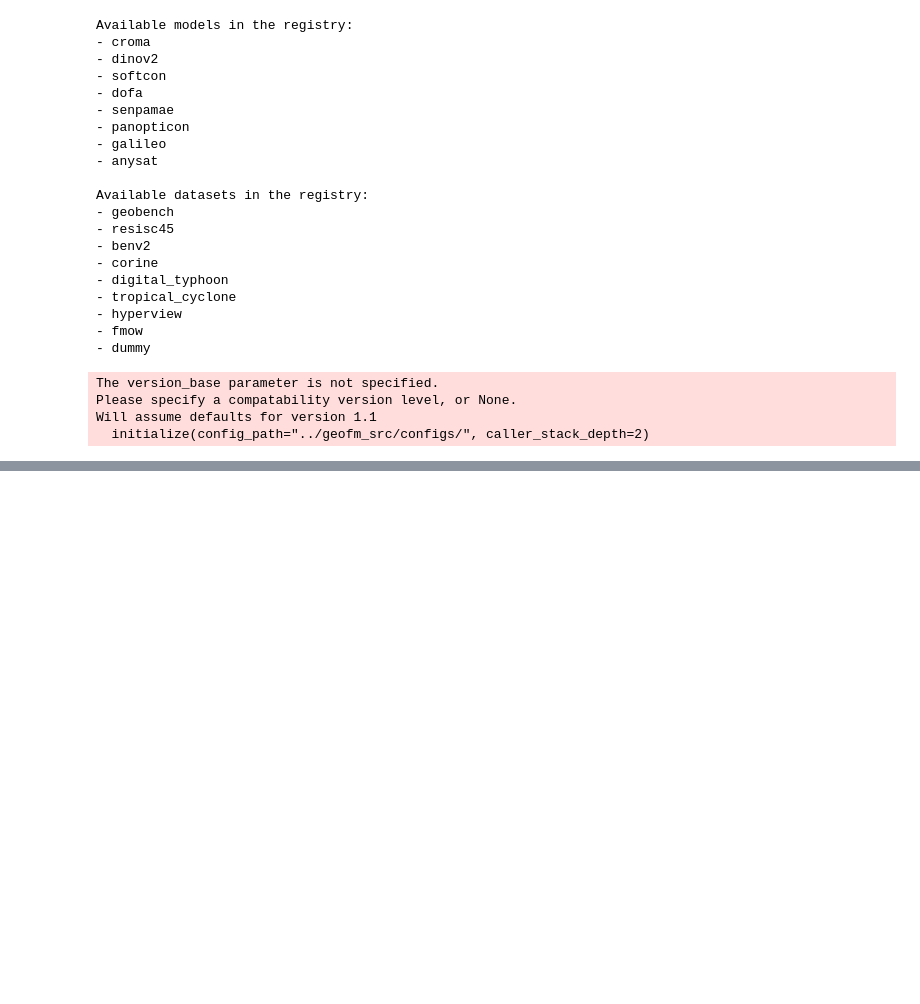
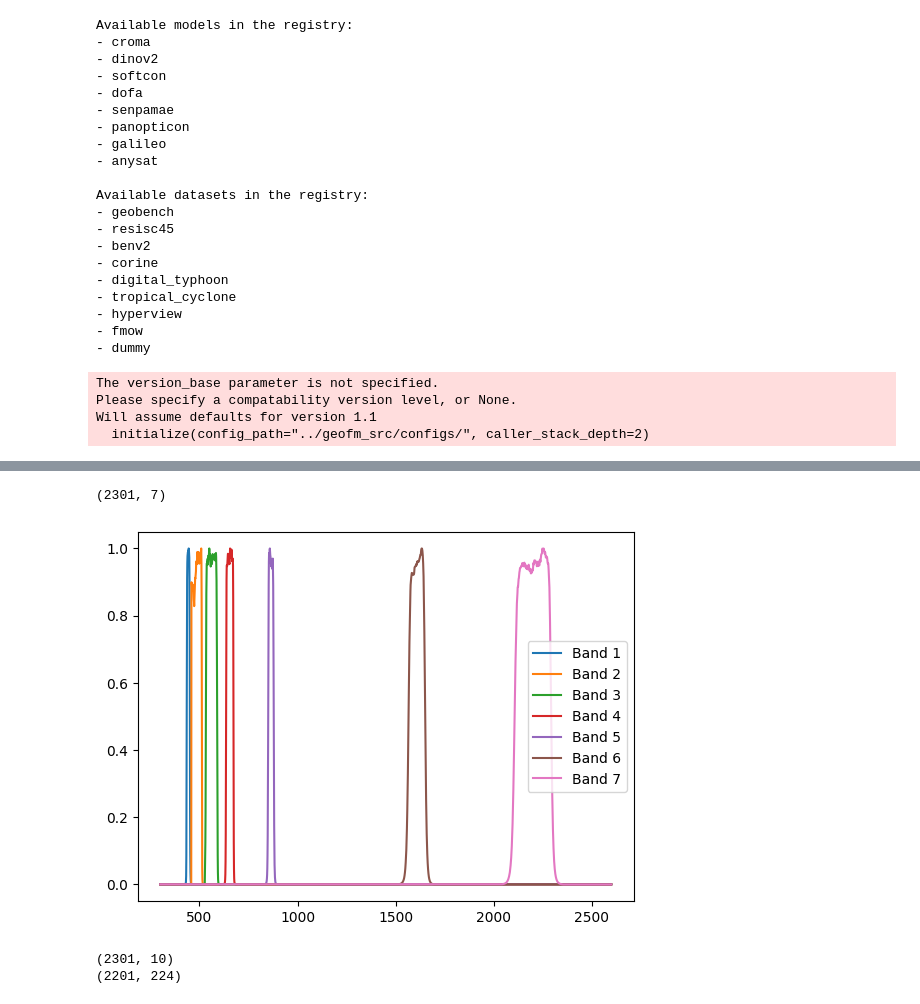
Before and after one commit to ando-shah/fm-playground, a Jupyter notebook: notebooks/test_senpamae.ipynb, the cells around one changed output, grey strips where cells are left out. Saved outputs shown, nothing was run; the diff lists cells and outputs as text; code cells hidden in the pictures; blank space fills up the shorter version.

```diff
--- a/notebooks/test_senpamae.ipynb
+++ b/notebooks/test_senpamae.ipynb
@@ -199,0 +203,49 @@ AssertionError: Band GSDs size 5 not equal to 4 channels
+# %%
+import numpy as np
+
+path = '/home/ando/fm-playground/geofm_src/foundation_models/SenPaMAE/responsefunctions/rfs_landsat.npy'
+rfs = np.load(path)
+print(rfs.shape)
+# %% [output]
+(2301, 7)
+# %%
+import matplotlib.pyplot as plt
+
+b1 = rfs[:,0]
+b2 = rfs[:,1]
+b3 = rfs[:,2]
+b4 = rfs[:,3]
+b5 = rfs[:,4]
+b6 = rfs[:,5]
+b7 = rfs[:,6]
+
+
+x_values = np.arange(len(b1)) + 300  # Add 300 to all x-values
+
+plt.plot(x_values, b1, label='Band 1')
+plt.plot(x_values, b2, label='Band 2')
+plt.plot(x_values, b3, label='Band 3')
+plt.plot(x_values, b4, label='Band 4')
+plt.plot(x_values, b5, label='Band 5')
+plt.plot(x_values, b6, label='Band 6')
+plt.plot(x_values, b7, label='Band 7')
+
+# plt.xlim(300, 1050)  # Adjust x-limits accordingly
+# plt.xlim(400, 500)
+plt.legend()
+plt.show()
+# %% [output]
+[figure, added]
+# %%
+import numpy as np
+
+path = '/home/ando/fm-playground/geofm_src/foundation_models/SenPaMAE/responsefunctions/rfs_sentinel2_a.npy'
+rfs = np.load(path)
+print(rfs.shape)
+
+path = '/home/ando/fm-playground/enmap_srf.npy'
+rfs = np.load(path)
+print(rfs.shape)
+# %% [output]
+(2301, 10)
+(2201, 224)
```
Also changed, not shown: parts of 8 cells of this notebook, 3 other files.
